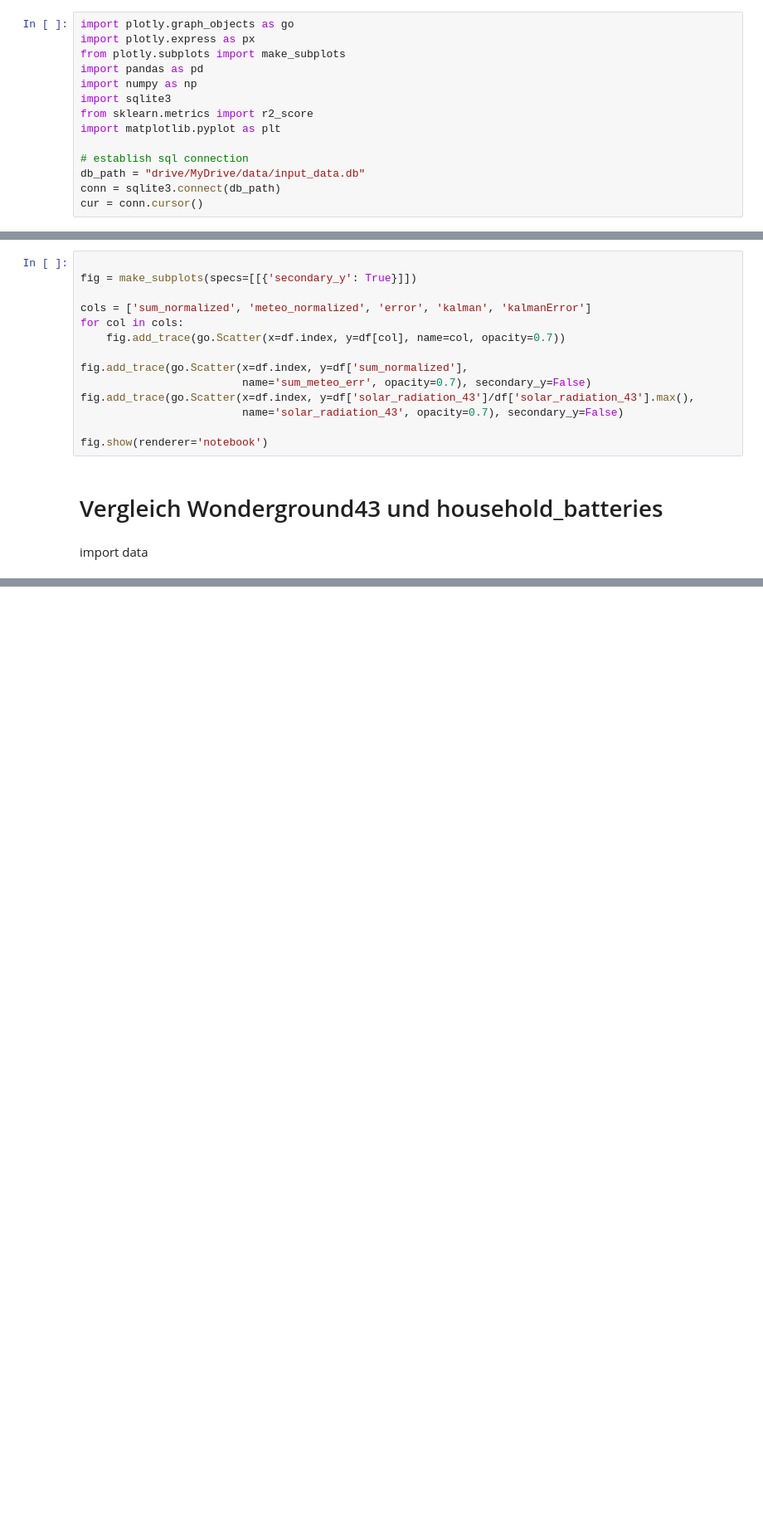
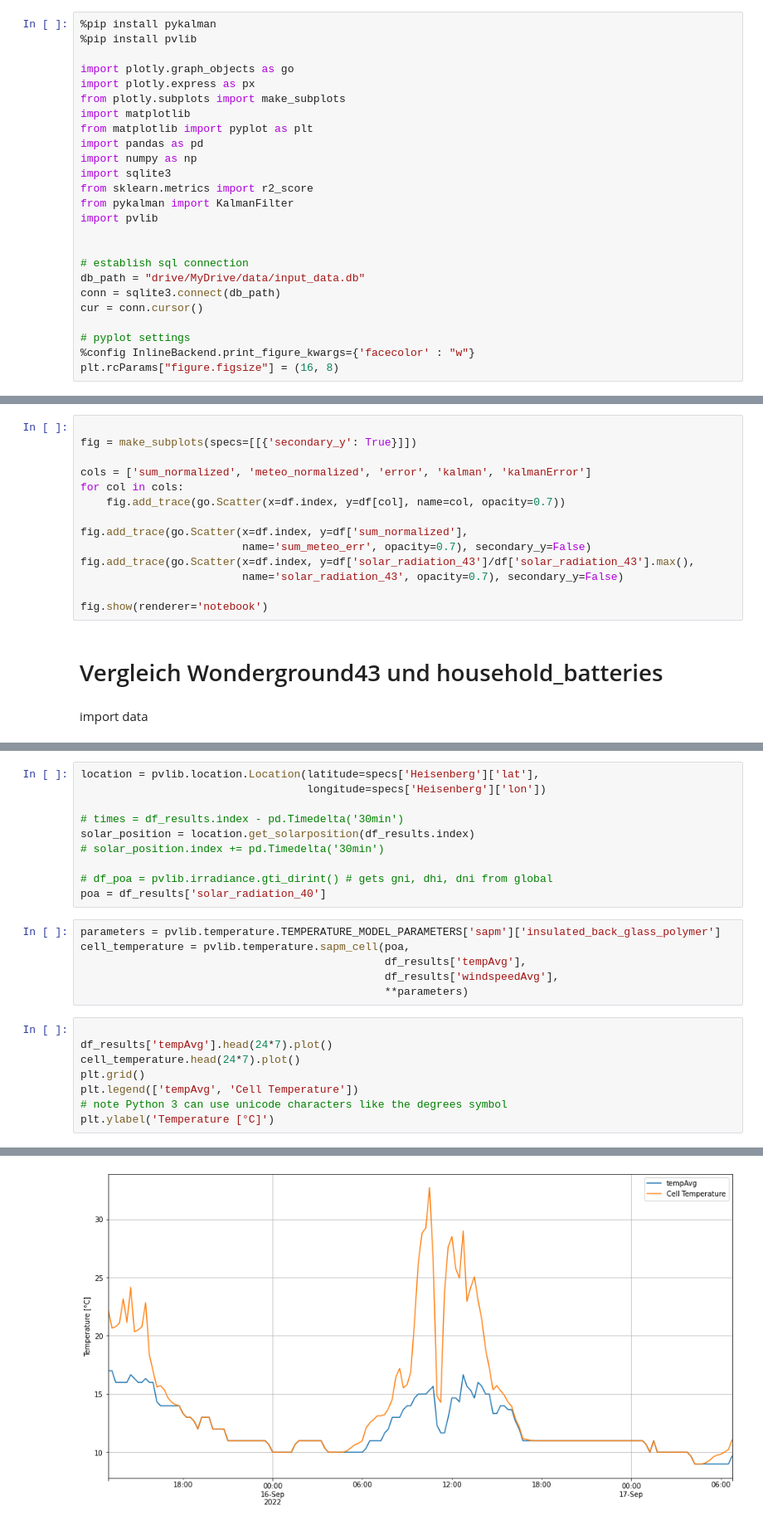
Before and after one commit to Schmutzz/PV_Forecast_Platone, a Jupyter notebook: Kopie_von_analytics_lasse.ipynb, the cells around one changed output, grey strips where cells are left out. Shown at 83% size. Cells and saved outputs as stored; diff of their text form; blank space fills up the shorter version.

```diff
--- a/Kopie_von_analytics_lasse.ipynb
+++ b/Kopie_von_analytics_lasse.ipynb
@@ -8,14 +6,25 @@ Drive already mounted at /content/drive; to attempt to forcibly remount, call dr
 # %%
+%pip install pykalman
+%pip install pvlib
+
 import plotly.graph_objects as go
 import plotly.express as px
 from plotly.subplots import make_subplots
+import matplotlib
+from matplotlib import pyplot as plt
 import pandas as pd
 import numpy as np
 import sqlite3
 from sklearn.metrics import r2_score
-import matplotlib.pyplot as plt
+from pykalman import KalmanFilter
+import pvlib
+
 
 # establish sql connection
 db_path = "drive/MyDrive/data/input_data.db"
 conn = sqlite3.connect(db_path)
 cur = conn.cursor()
+
+# pyplot settings
+%config InlineBackend.print_figure_kwargs={'facecolor' : "w"}
+plt.rcParams["figure.figsize"] = (16, 8)
@@ -542,0 +571,25 @@ after[['sum_households', 'pvpower_instant', 'solar_radiation_40']].corr()
+# %%
+location = pvlib.location.Location(latitude=specs['Heisenberg']['lat'],
+                                   longitude=specs['Heisenberg']['lon'])
+
+# times = df_results.index - pd.Timedelta('30min')
+solar_position = location.get_solarposition(df_results.index)
+# solar_position.index += pd.Timedelta('30min')
+
+# df_poa = pvlib.irradiance.gti_dirint() # gets gni, dhi, dni from global
+poa = df_results['solar_radiation_40']
+# %%
+parameters = pvlib.temperature.TEMPERATURE_MODEL_PARAMETERS['sapm']['insulated_back_glass_polymer']
+cell_temperature = pvlib.temperature.sapm_cell(poa,
+                                               df_results['tempAvg'],
+                                               df_results['windspeedAvg'],
+                                               **parameters)
+# %%
+
+df_results['tempAvg'].head(24*7).plot()
+cell_temperature.head(24*7).plot()
+plt.grid()
+plt.legend(['tempAvg', 'Cell Temperature'])
+# note Python 3 can use unicode characters like the degrees symbol
+plt.ylabel('Temperature [°C]')
+# %% [output]
@@ -542,0 +597 @@ after[['sum_households', 'pvpower_instant', 'solar_radiation_40']].corr()
+[figure, added]
```
Also changed, not shown: parts of 53 cells of this notebook.
